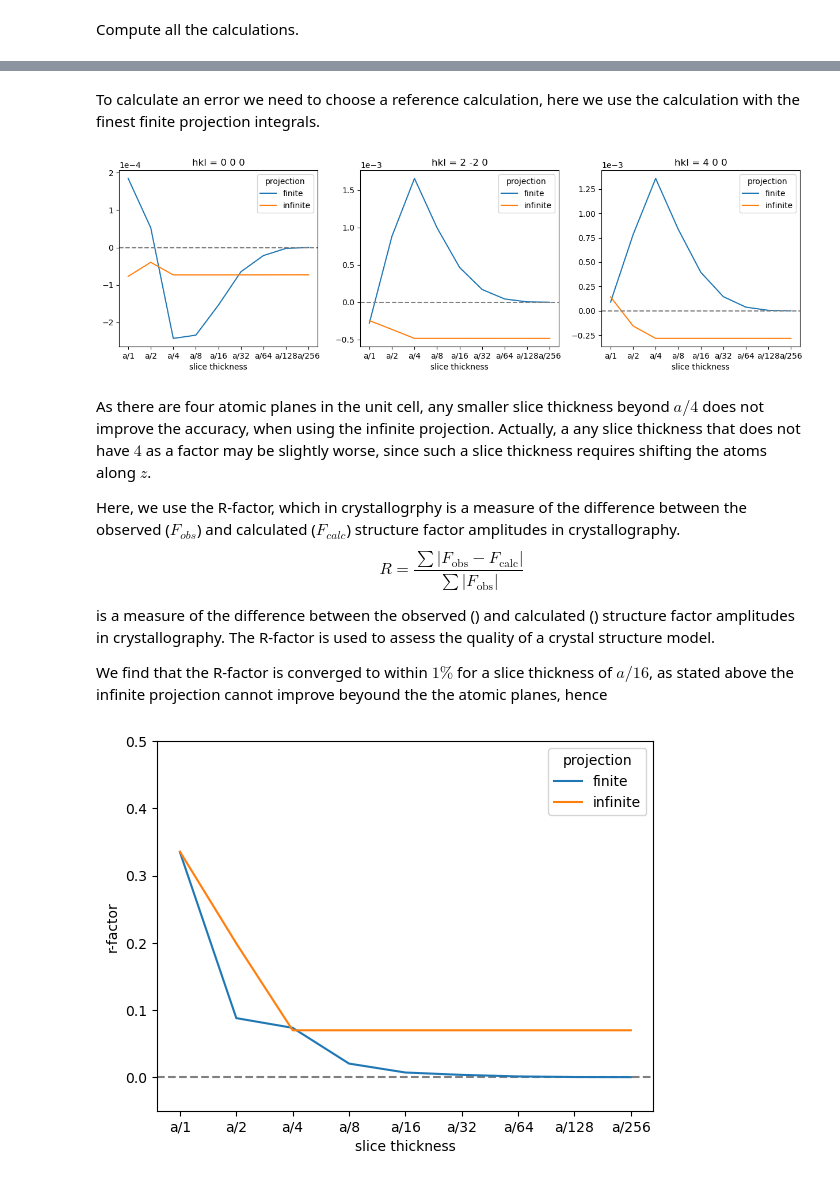
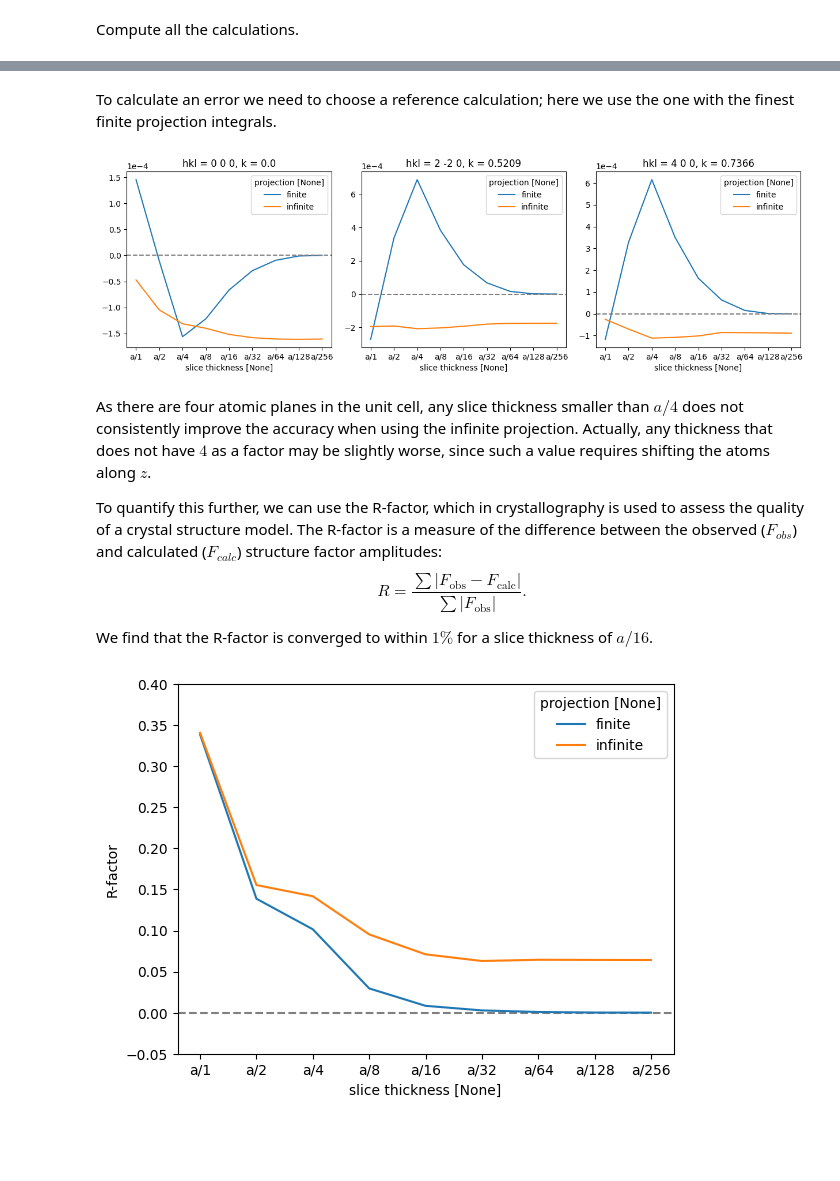
Before and after one commit to abTEM/doc, a Jupyter notebook: docs/user_guide/appendix/convergence.ipynb, the cells around one changed output, grey strips where cells are left out. Cells and saved outputs as stored; diff of their text form; code cells hidden in the pictures; blank space fills up the shorter version.

Commit message:
Checked the appendices, added real-space sampling to the Convergence one.

```diff
--- a/docs/user_guide/appendix/convergence.ipynb
+++ b/docs/user_guide/appendix/convergence.ipynb
@@ -30,15 +32,17 @@ We now turn convergence with respect to slice thickness, our test system is a si
 atoms = ase.build.bulk("Si", cubic=True)
 abtem.show_atoms(atoms)
 
-wave = abtem.PlaneWave(energy=100e3, sampling=0.02)
+wave = abtem.PlaneWave(energy=200e3, sampling=0.02)
 # %% [output]
 [figure]
 # %% [markdown]
 We use a geometric sequence halving the slice thickness at each step, starting from the thickness of the entire unit cell, $a/1, a/2, a/4, ..., a/256$.
 # %%
+a = atoms.cell[2, 2]
+
 thickness_fractions = np.array([2**n for n in np.arange(0, 9)])
 
-thicknesses = atoms.cell[2, 2] / thickness_fractions
+thicknesses = a / thickness_fractions
 
 thicknesses
 # %% [output]
@@ -152,5 +144,5 @@ spots[:5].show(explode=True, figsize=(12, 6), scale=0.05, annotations=False)
 # %% [markdown]
-To calculate an error we need to choose a reference calculation, here we use the calculation with the finest finite projection integrals.
+To calculate an error we need to choose a reference calculation; here we use the one with the finest finite projection integrals.
 # %%
 # Select the reference data point
 reference = data.sel({"projection": "finite", "slice thickness": "a/256"})
@@ -180,26 +172,24 @@ for ax, miller_index in zip(axes, miller_indices):
 
 plt.tight_layout()
 # %% [output]
-[figure, old version]
+[figure, new version]
 # %% [markdown]
-As there are four atomic planes in the unit cell, any smaller slice thickness beyond $a/4$ does not improve the accuracy, when using the infinite projection. Actually, a any slice thickness that does not have $4$ as a factor may be slightly worse, since such a slice thickness requires shifting the atoms along $z$.
+As there are four atomic planes in the unit cell, any slice thickness smaller than $a/4$ does not consistently improve the accuracy when using the infinite projection. Actually, any thickness that does not have $4$ as a factor may be slightly worse, since such a value requires shifting the atoms along $z$.
 
-Here, we use the R-factor, which in crystallogrphy is a measure of the difference between the observed ($F_{obs}$) and calculated ($F_{calc}$) structure factor amplitudes in crystallography.
+To quantify this further, we can use the R-factor, which in crystallography is used to assess the quality of a crystal structure model. The R-factor is a measure of the difference between the observed ($F_{obs}$) and calculated ($F_{calc}$) structure factor amplitudes:
 $$
-R = \frac{\sum |F_{\text{obs}} - F_{\text{calc}}|}{\sum |F_{\text{obs}}|}
+R = \frac{\sum |F_{\text{obs}} - F_{\text{calc}}|}{\sum |F_{\text{obs}}|}.
 $$
 
-is a measure of the difference between the observed () and calculated () structure factor amplitudes in crystallography. The R-factor is used to assess the quality of a crystal structure model.
-
-We find that the R-factor is converged to within $1 \%$ for a slice thickness of $a/16$, as stated above the infinite projection cannot improve beyound the the atomic planes, hence
+We find that the R-factor is converged to within $1 \%$ for a slice thickness of $a/16$.
 # %%
 r_factor = np.abs(data - reference).sum("hkl") / np.abs(data).sum("hkl")
 
 fig, ax = plt.subplots()
 ax.axhline(0, color="gray", linestyle="--")
 r_factor.plot.line(hue="projection", ax=ax)
 
-ax.set_ylabel("r-factor")
-ax.set_ylim([-0.05, 0.5]);
+ax.set_ylabel("R-factor")
+ax.set_ylim([-0.05, 0.4]);
 # %% [output]
-[figure, old version]
+[figure, new version]
```
Also changed, not shown: parts of 21 cells of this notebook, 4 other files.
